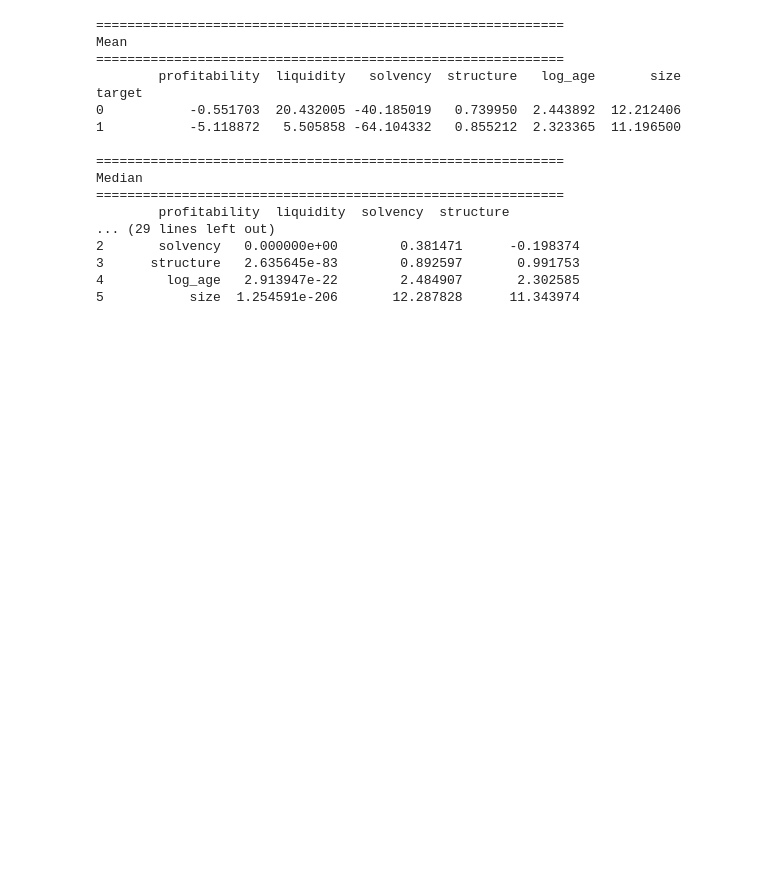
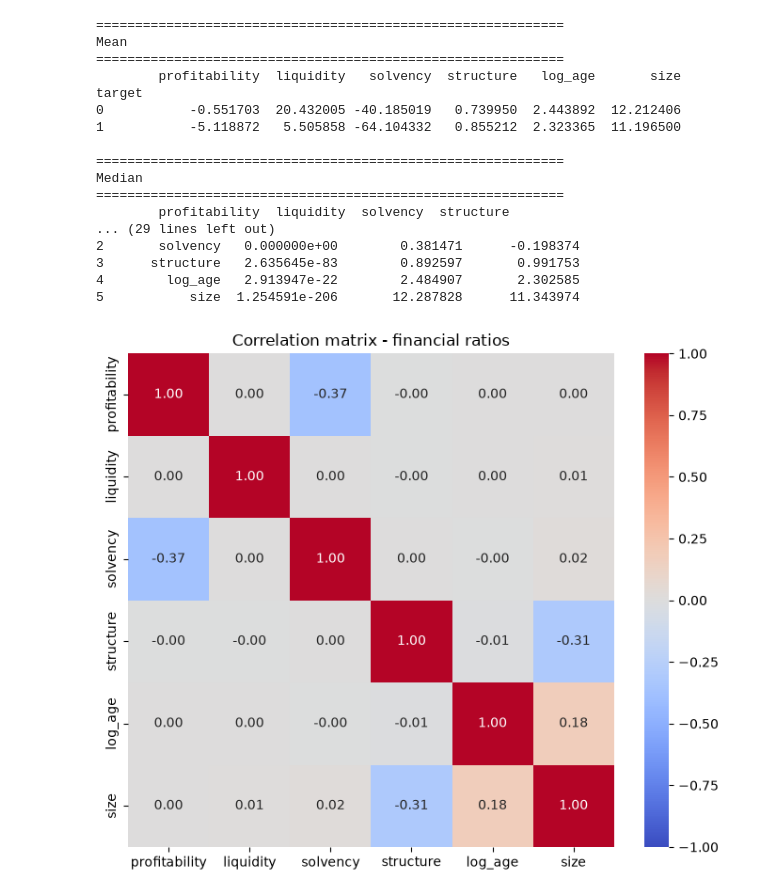
Before and after one commit to seymaciftciPXL/bankruptcy-master-thesis, a Jupyter notebook: notebooks/06_exploratory_analysis.ipynb, the cells around one changed output. Saved outputs shown, nothing was run; the diff lists cells and outputs as text; code cells hidden in the pictures; blank space fills up the shorter version.

```diff
--- a/notebooks/06_exploratory_analysis.ipynb
+++ b/notebooks/06_exploratory_analysis.ipynb
@@ -68,3 +70,21 @@ Median
 3      structure   2.635645e-83        0.892597       0.991753
 4        log_age   2.913947e-22        2.484907       2.302585
 5           size  1.254591e-206       12.287828      11.343974
+# %%
+import matplotlib.pyplot as plt
+import seaborn as sns
+
+from config import FIGURES
+
+FIGURES.mkdir(parents=True, exist_ok=True)
+
+corr = df[FEATURES_FINANCIAL].corr()
+
+fig, ax = plt.subplots(figsize=(7, 6))
+sns.heatmap(corr, annot=True, fmt=".2f", cmap="coolwarm", center=0, vmin=-1, vmax=1, ax=ax)
+ax.set_title("Correlation matrix - financial ratios")
+fig.tight_layout()
+fig.savefig(FIGURES / "correlation_heatmap.png", dpi=150)
+plt.show()
+# %% [output]
+[figure, added]
```
Also changed, not shown: parts of 4 cells of this notebook, 2 other files.
